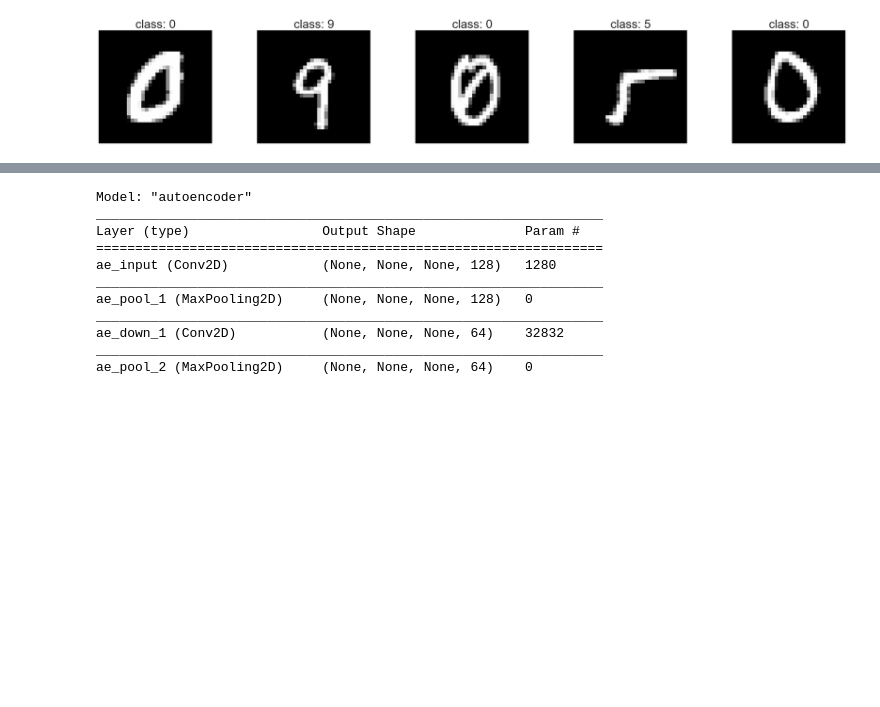
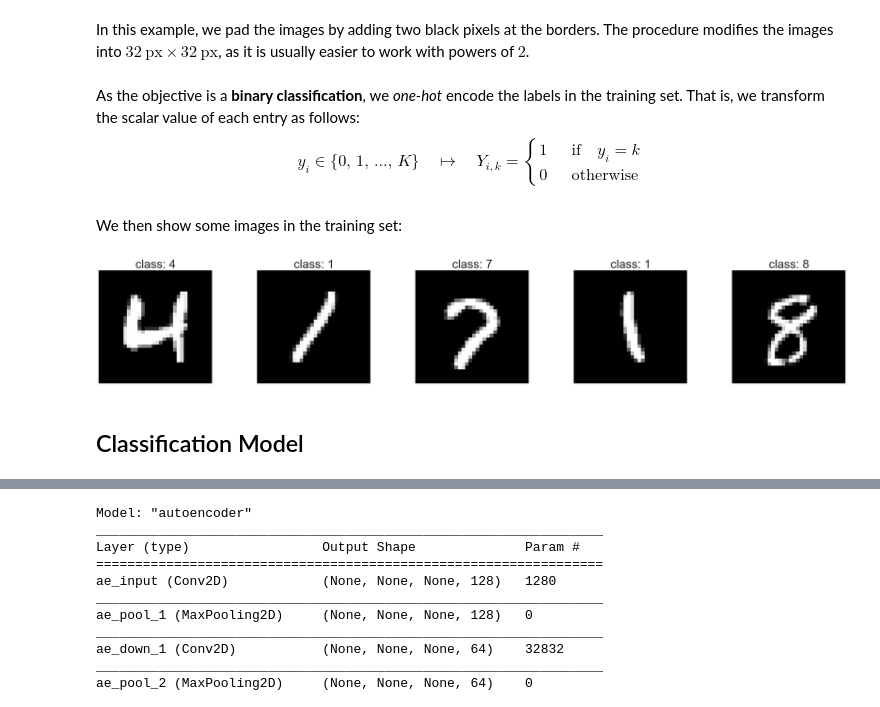
Before and after one commit to thesfinox/avogadro-2021, a Jupyter notebook: demo_cv.ipynb, the cells around one changed output, grey strips where cells are left out. Cells and saved outputs as stored; diff of their text form; code cells hidden in the pictures; blank space fills up the shorter version.

```diff
--- a/demo_cv.ipynb
+++ b/demo_cv.ipynb
@@ -43,27 +67,54 @@ if gpus:
 # %%
 (X_train, y_train), (X_test, y_test) = mnist.load_data()
 
-X_train = X_train / 255
-X_test = X_test / 255
+# normalise to the maximal intensity
+M = X_train.max()
+X_train = X_train / M
+X_test = X_test / M
+# %% [markdown]
+In this example, we pad the images by adding two black pixels at the borders.
+The procedure modifies the images into $32~\text{px} \times 32~\text{px}$, as it is usually easier to work with powers of $2$.
 # %%
 # pad images to get 32 x 32 inputs (convenience)
 X_train = tf.pad(X_train, ((0, 0), (2, 2), (2, 2)))
 X_test = tf.pad(X_test, ((0, 0), (2, 2), (2, 2)))
+# %% [markdown]
+As the objective is a **binary classification**, we *one-hot* encode the labels in the training set. That is, we transform the scalar value of each entry as follows:
+$$
+y_i \in \{ 0,\, 1,\, \dots,\, K \}
+\quad
+\mapsto
+\quad
+Y_{i,k} =
+\begin{cases}
+1 & \quad \text{if} \quad y_i = k
+\\
+0 & \quad \text{otherwise}
+\end{cases}
+$$
 # %%
 y_train = tf.one_hot(y_train, depth=y_train.max()+1)
+# %% [markdown]
+We then show some images in the training set:
 # %%
 _, ax = plt.subplots(1, 5, figsize=(30, 5), sharey=True)
 idx = np.random.choice(X_train.shape[0], size=5)
 
 for n, i in enumerate(idx):
 
-    sns.heatmap(data=X_train[i], cmap='Greys_r', cbar=False,
-                xticklabels=False, yticklabels=False,
-                square=True, ax=ax[n]
-               )
+    sns.heatmap(data=X_train[i],
+                cmap='Greys_r',
+                cbar=False,
+                xticklabels=False,
+                yticklabels=False,
+                square=True,
+                ax=ax[n]
+                )
 
     ax[n].set_title(f'class: {np.argmax(y_train[i]):d}', fontsize=32)
 
 plt.tight_layout()
 # %% [output]
-[figure, old version]
+[figure, new version]
+# %% [markdown]
+## Classification Model
```
Also changed, not shown: parts of 30 cells of this notebook, 2 other files.
